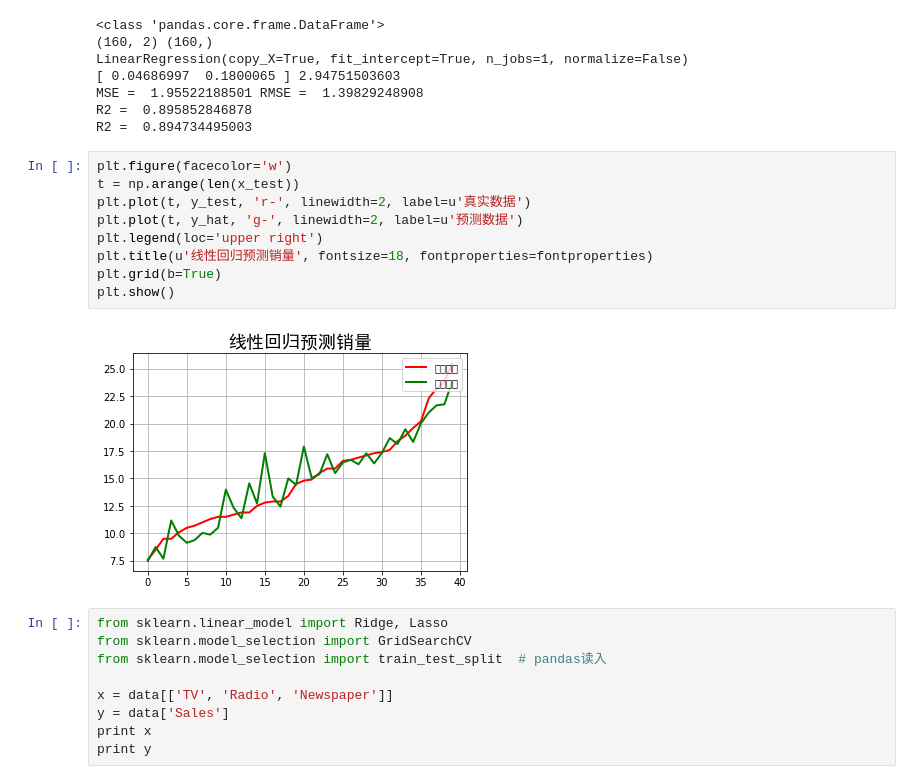
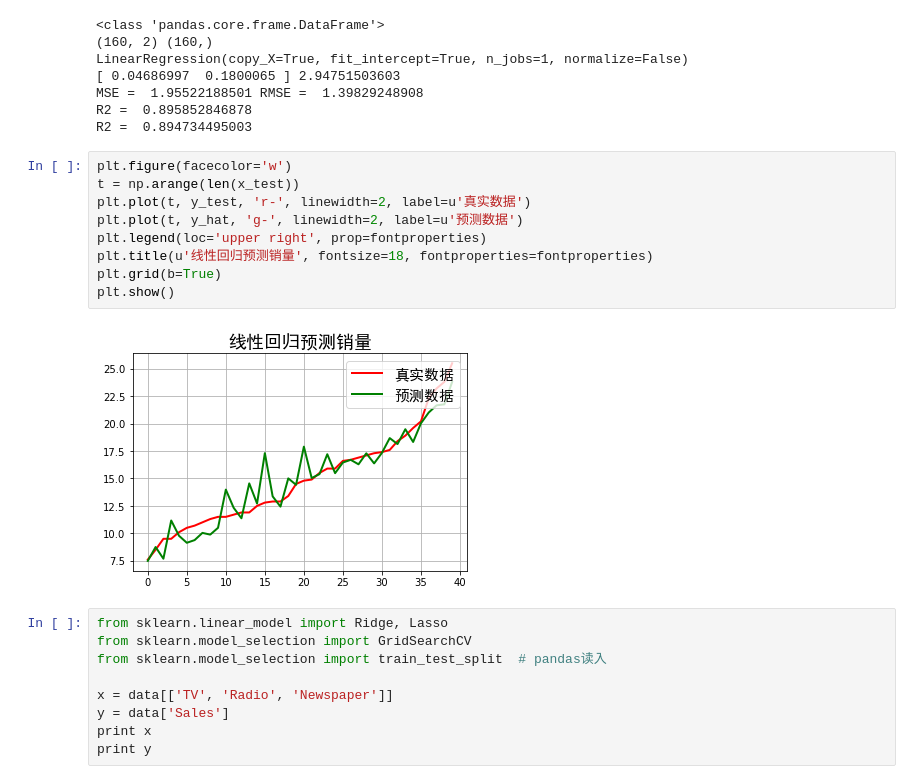
Before and after one commit to zmingshi/mlwork, a Jupyter notebook: 2.regression/1.adv_linear_regression.ipynb, the cells around one changed output. Drawn from its saved outputs; the diff is of its cells as text.

```diff
--- a/2.regression/1.adv_linear_regression.ipynb
+++ b/2.regression/1.adv_linear_regression.ipynb
@@ -134,14 +134,14 @@ R2 =  0.894734495003
 # %%
 plt.figure(facecolor='w')
 t = np.arange(len(x_test))
 plt.plot(t, y_test, 'r-', linewidth=2, label=u'真实数据')
 plt.plot(t, y_hat, 'g-', linewidth=2, label=u'预测数据')
-plt.legend(loc='upper right')
+plt.legend(loc='upper right', prop=fontproperties)
 plt.title(u'线性回归预测销量', fontsize=18, fontproperties=fontproperties)
 plt.grid(b=True)
 plt.show()
 # %% [output]
-[figure, old version]
+[figure, new version]
 # %%
 from sklearn.linear_model import Ridge, Lasso
 from sklearn.model_selection import GridSearchCV
```
Also changed, not shown: parts of 2 cells of this notebook, 7 other files.
